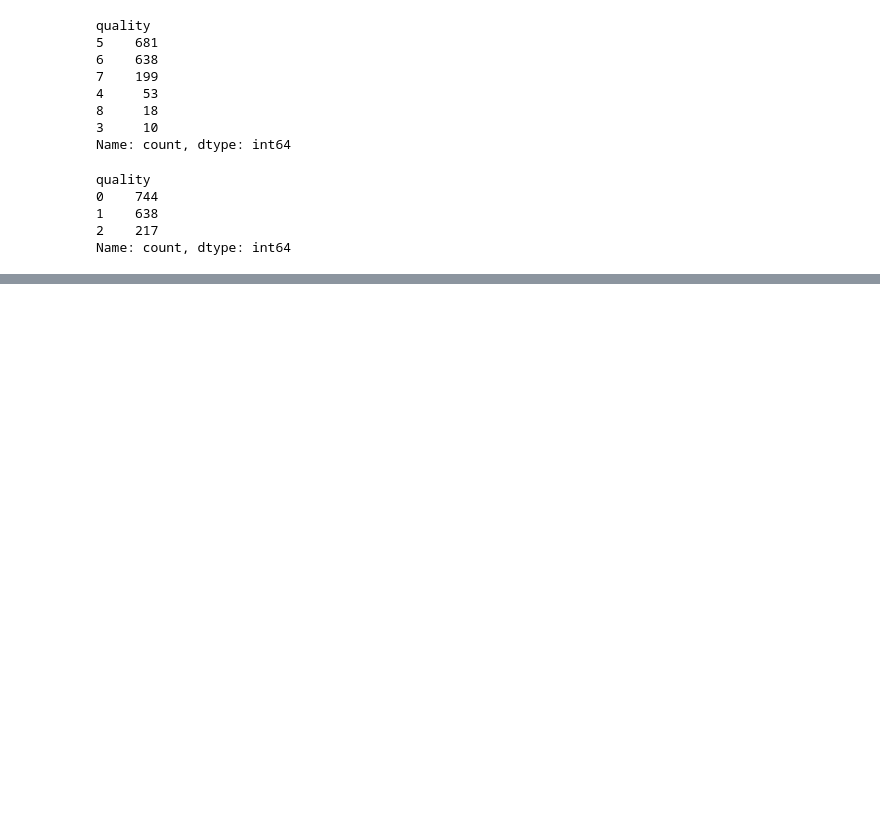
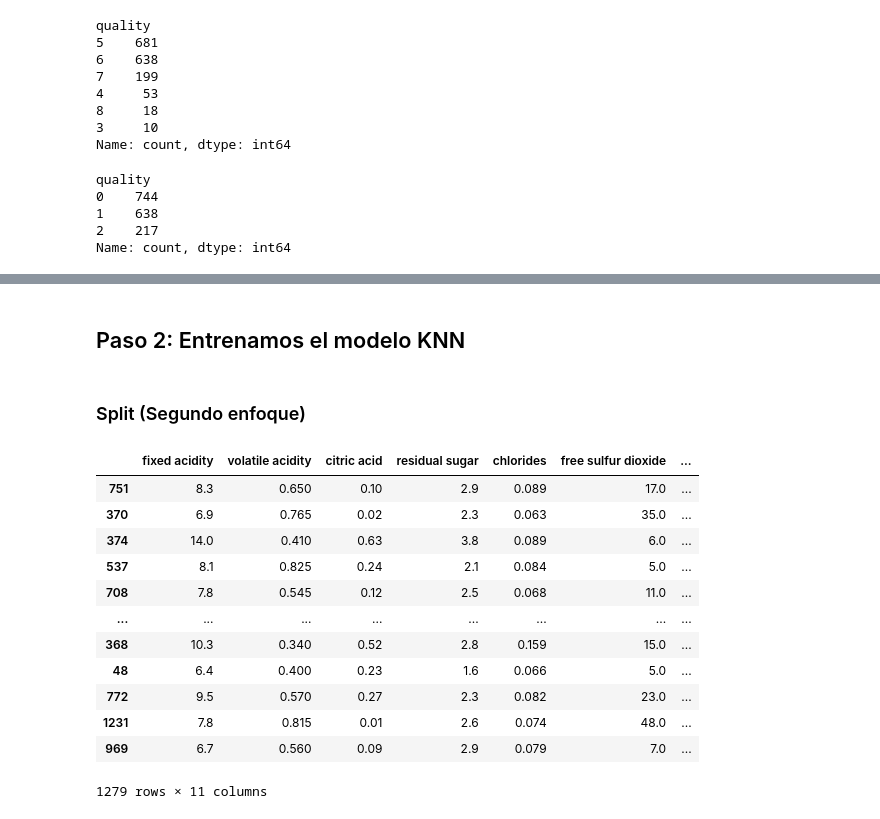
Before and after one commit to 4GeeksAcademy/pabloaznar-intro-ml, a Jupyter notebook: src/08-k-nearest-neighbours-2.ipynb, the cells around one changed output, grey strips where cells are left out. Drawn from its saved outputs; the diff is of its cells as text; code cells hidden in the pictures; blank space fills up the shorter version.

```diff
--- a/src/08-k-nearest-neighbours-2.ipynb
+++ b/src/08-k-nearest-neighbours-2.ipynb
@@ -36,0 +50,24 @@ Name: count, dtype: int64
+# %% [markdown]
+## Paso 2: Entrenamos el modelo KNN
+# %% [markdown]
+### Split (Segundo enfoque)
+# %%
+X = df.drop('quality', axis=1)
+y = df['quality']
+
+X_train, X_test, y_train, y_test = train_test_split(X, y, test_size=0.2, random_state=21)
+X_train
+# %% [output]
+|  | fixed acidity | volatile acidity | citric acid | residual sugar | chlorides | free sulfur dioxide | ... |
+| 751 | 8.3 | 0.650 | 0.10 | 2.9 | 0.089 | 17.0 | ... |
+| 370 | 6.9 | 0.765 | 0.02 | 2.3 | 0.063 | 35.0 | ... |
+| 374 | 14.0 | 0.410 | 0.63 | 3.8 | 0.089 | 6.0 | ... |
+| 537 | 8.1 | 0.825 | 0.24 | 2.1 | 0.084 | 5.0 | ... |
+| 708 | 7.8 | 0.545 | 0.12 | 2.5 | 0.068 | 11.0 | ... |
+| ... | ... | ... | ... | ... | ... | ... | ... |
+| 368 | 10.3 | 0.340 | 0.52 | 2.8 | 0.159 | 15.0 | ... |
+| 48 | 6.4 | 0.400 | 0.23 | 1.6 | 0.066 | 5.0 | ... |
+| 772 | 9.5 | 0.570 | 0.27 | 2.3 | 0.082 | 23.0 | ... |
+| 1231 | 7.8 | 0.815 | 0.01 | 2.6 | 0.074 | 48.0 | ... |
+| 969 | 6.7 | 0.560 | 0.09 | 2.9 | 0.079 | 7.0 | ... |
+1279 rows × 11 columns
```
Also changed, not shown: parts of 22 cells of this notebook, 2 other files.
